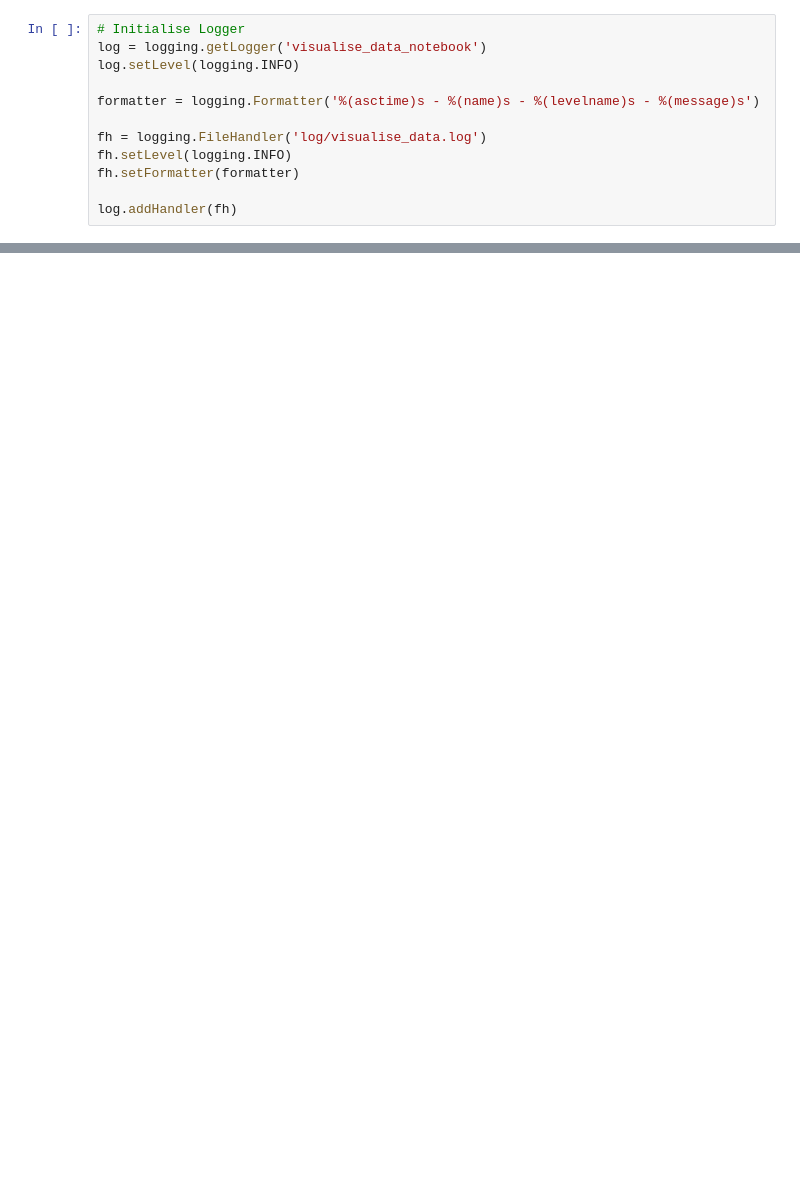
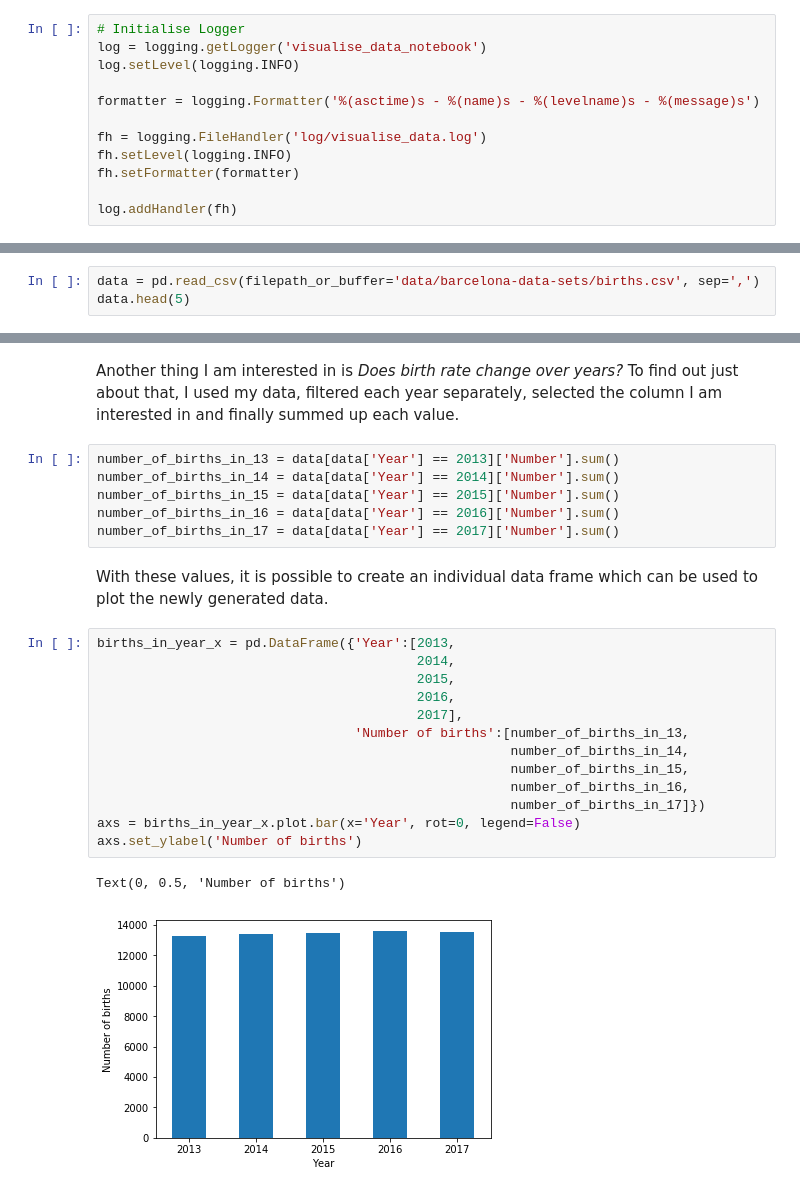
Before and after one commit to zynmr/hands_on_data_science, a Jupyter notebook: notebooks/visualise_data.ipynb, the cells around one changed output, grey strips where cells are left out. Drawn from its saved outputs; the diff is of its cells as text; blank space fills up the shorter version.

Commit message:
Added visualise data notebook and some data in data folder

```diff
--- a/notebooks/visualise_data.ipynb
+++ b/notebooks/visualise_data.ipynb
@@ -40,0 +55,3 @@ log.addHandler(fh)
+# %%
+data = pd.read_csv(filepath_or_buffer='data/barcelona-data-sets/births.csv', sep=',')
+data.head(5)
@@ -40,0 +96,26 @@ log.addHandler(fh)
+# %% [markdown]
+Another thing I am interested in is <i>Does birth rate change over years?</i> To find out just about that, I used my data, filtered each year separately, selected the column I am interested in and finally summed up each value.
+# %%
+number_of_births_in_13 = data[data['Year'] == 2013]['Number'].sum()
+number_of_births_in_14 = data[data['Year'] == 2014]['Number'].sum()
+number_of_births_in_15 = data[data['Year'] == 2015]['Number'].sum()
+number_of_births_in_16 = data[data['Year'] == 2016]['Number'].sum()
+number_of_births_in_17 = data[data['Year'] == 2017]['Number'].sum()
+# %% [markdown]
+With these values, it is possible to create an individual data frame which can be used to plot the newly generated data.
+# %%
+births_in_year_x = pd.DataFrame({'Year':[2013,
+                                         2014,
+                                         2015,
+                                         2016,
+                                         2017],
+                                 'Number of births':[number_of_births_in_13,
+                                                     number_of_births_in_14,
+                                                     number_of_births_in_15,
+                                                     number_of_births_in_16,
+                                                     number_of_births_in_17]})
+axs = births_in_year_x.plot.bar(x='Year', rot=0, legend=False)
+axs.set_ylabel('Number of births')
+# %% [output]
+Text(0, 0.5, 'Number of births')
+[figure, added]
```
Also changed, not shown: parts of 22 cells of this notebook, 16 other files.
